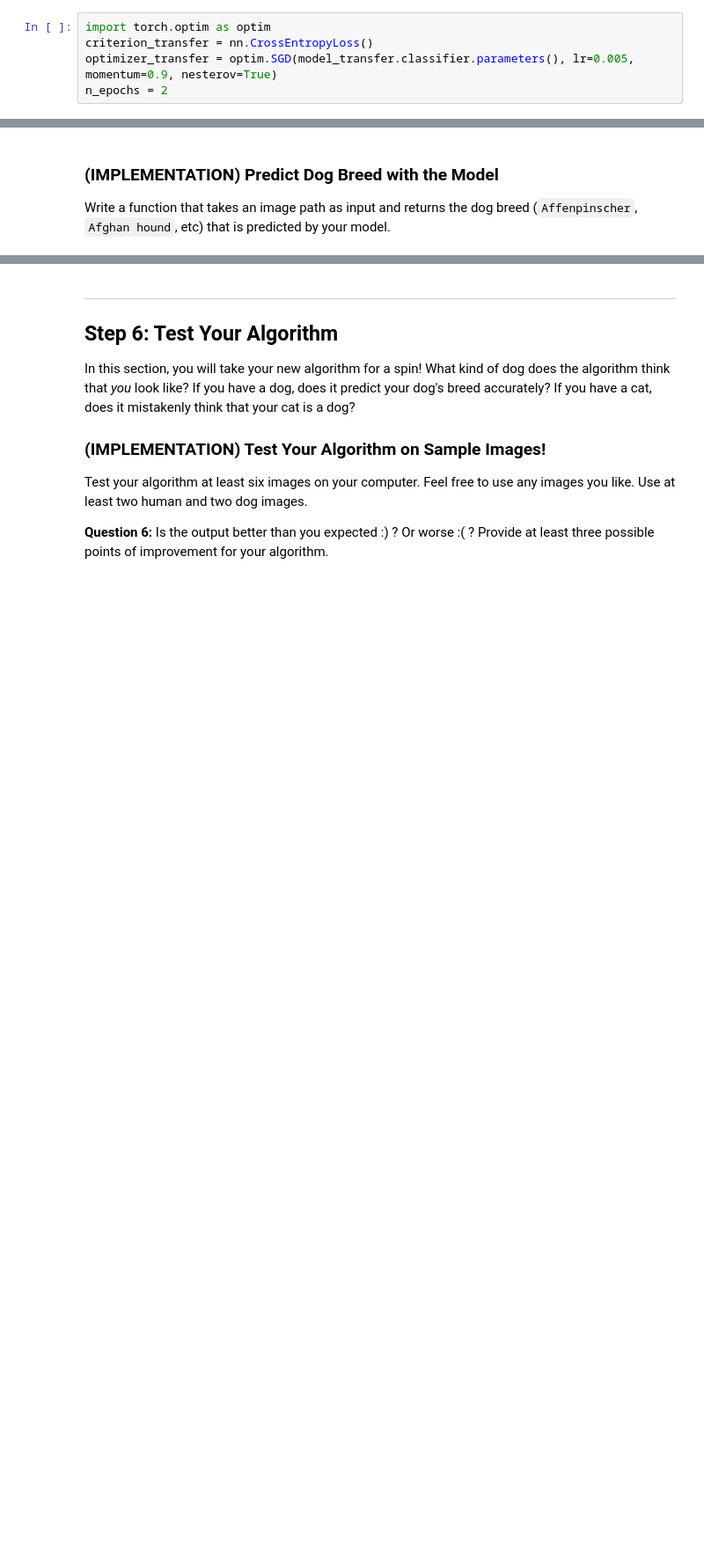
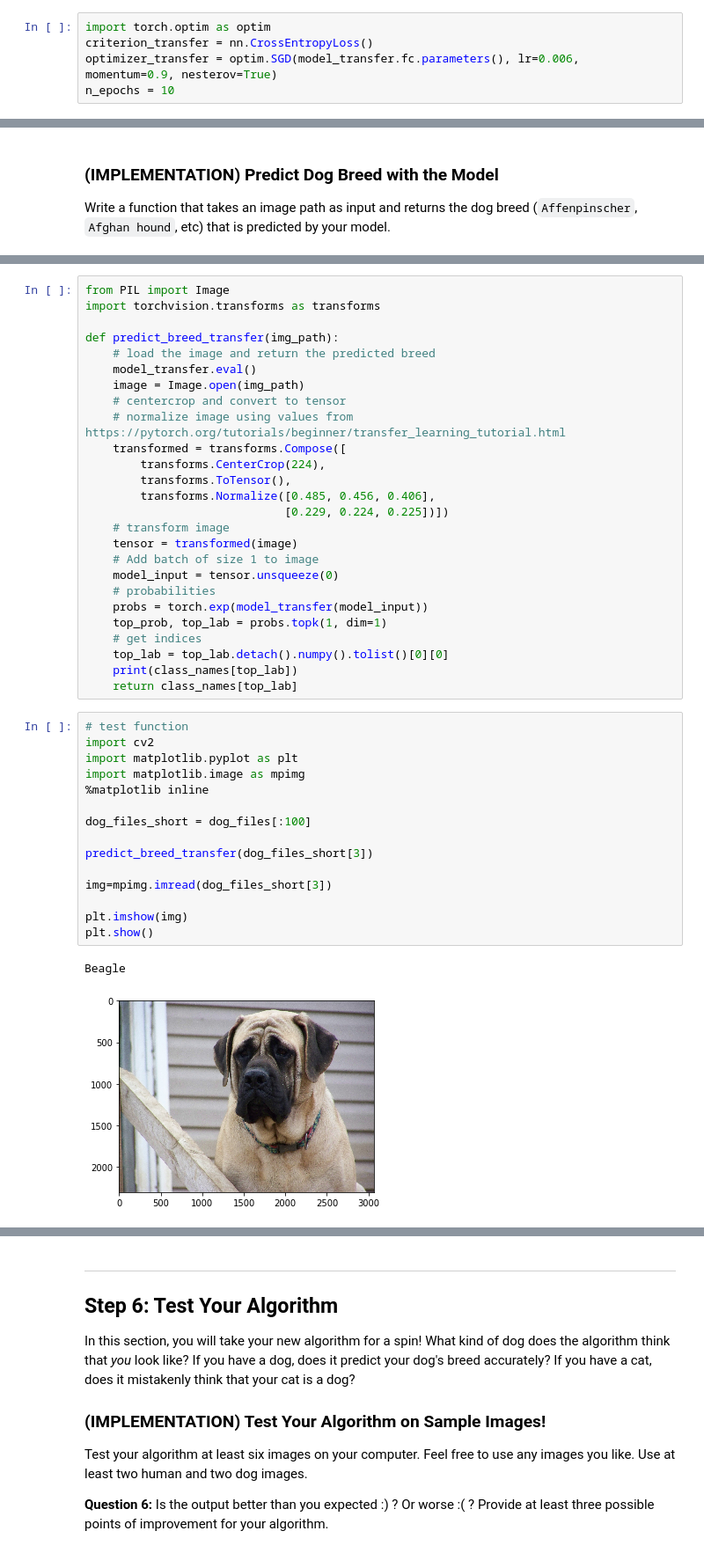
Before and after one commit to masterflorin/dlnd-udacity, a Jupyter notebook: project-dog-classification/dog_app.ipynb, the cells around one changed output, grey strips where cells are left out. Shown at 88% size. Saved outputs shown, nothing was run; the diff lists cells and outputs as text; blank space fills up the shorter version.

Commit message:
Added weight init notes, updated project dog classifier

```diff
--- a/project-dog-classification/dog_app.ipynb
+++ b/project-dog-classification/dog_app.ipynb
@@ -761,8 +774,8 @@ Use the next code cell to specify a [loss function](http://pytorch.org/docs/mast
 # %%
 import torch.optim as optim
 criterion_transfer = nn.CrossEntropyLoss()
-optimizer_transfer = optim.SGD(model_transfer.classifier.parameters(), lr=0.005, momentum=0.9, nesterov=True)
-n_epochs = 2
+optimizer_transfer = optim.SGD(model_transfer.fc.parameters(), lr=0.006, momentum=0.9, nesterov=True)
+n_epochs = 10
 # %% [markdown]
 ### (IMPLEMENTATION) Train and Validate the Model
 
@@ -806,3 +833,47 @@ def predict_breed_transfer(img_path):
+# %%
+from PIL import Image
+import torchvision.transforms as transforms
+
+def predict_breed_transfer(img_path):
+    # load the image and return the predicted breed
+    model_transfer.eval()
+    image = Image.open(img_path)
+    # centercrop and convert to tensor
+    # normalize image using values from https://pytorch.org/tutorials/beginner/transfer_learning_tutorial.html
+    transformed = transforms.Compose([
+        transforms.CenterCrop(224),
+        transforms.ToTensor(),
+        transforms.Normalize([0.485, 0.456, 0.406],
+                             [0.229, 0.224, 0.225])])
+    # transform image
+    tensor = transformed(image)
+    # Add batch of size 1 to image
+    model_input = tensor.unsqueeze(0)
+    # probabilities
+    probs = torch.exp(model_transfer(model_input))
+    top_prob, top_lab = probs.topk(1, dim=1)
+    # get indices
+    top_lab = top_lab.detach().numpy().tolist()[0][0]
+    print(class_names[top_lab])
+    return class_names[top_lab]
+# %%
+# test function
+import cv2
+import matplotlib.pyplot as plt
+import matplotlib.image as mpimg
+%matplotlib inline
+
+dog_files_short = dog_files[:100]
+
+predict_breed_transfer(dog_files_short[3])
+
+img=mpimg.imread(dog_files_short[3])
+
+plt.imshow(img)
+plt.show()
+# %% [output]
+Beagle
+[figure, added]
 # %% [markdown]
 ---
 <a id='step5'></a>
```
Also changed, not shown: parts of 11 cells of this notebook, 4 other files.
